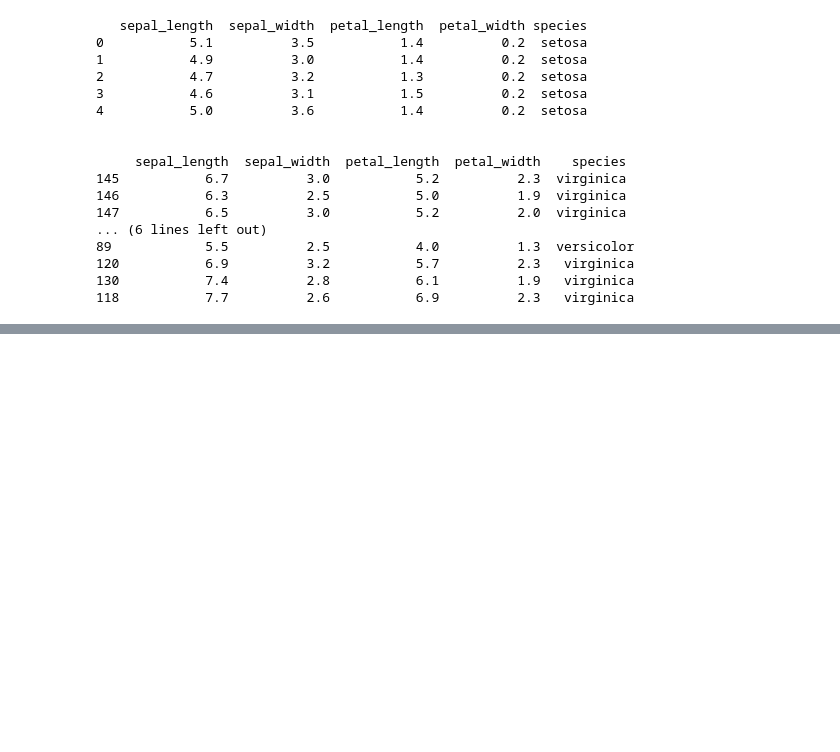
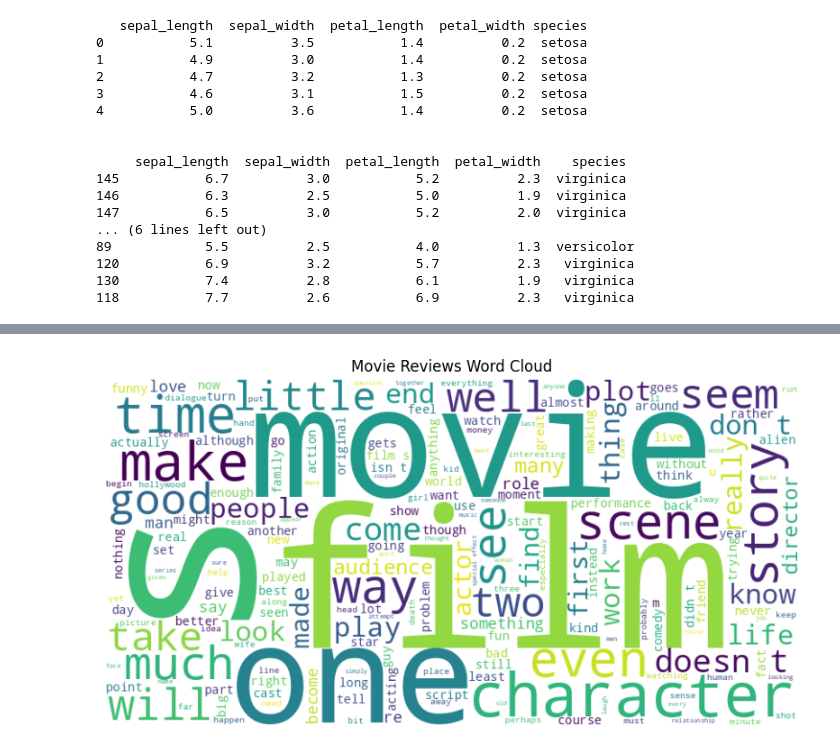
Before and after one commit to jxhangithub/master-machine-learning-engineer, a Jupyter notebook: data/DataExplore.ipynb, the cells around one changed output, grey strips where cells are left out. Saved outputs shown, nothing was run; the diff lists cells and outputs as text; code cells hidden in the pictures; blank space fills up the shorter version.

```diff
--- a/data/DataExplore.ipynb
+++ b/data/DataExplore.ipynb
@@ -192,3 +192,34 @@ print(data.sample(5)) #Random 5 rows
 120           6.9          3.2           5.7          2.3   virginica
 130           7.4          2.8           6.1          1.9   virginica
 118           7.7          2.6           6.9          2.3   virginica
+# %%
+import pandas as pd
+from wordcloud import WordCloud
+import matplotlib.pyplot as plt
+import nltk
+
+# Download the movie reviews dataset
+nltk.download('movie_reviews')
+from nltk.corpus import movie_reviews
+
+# Create DataFrame from NLTK movie reviews
+reviews = []
+for fileid in movie_reviews.fileids():
+    review = ' '.join(movie_reviews.words(fileid))
+    reviews.append(review)
+
+df = pd.DataFrame({'review': reviews})
+
+# Combine all reviews into a single string
+text = ' '.join(df['review'].astype(str).tolist())
+
+# Create a WordCloud object
+wordcloud = WordCloud(width=800, height=400, background_color='white').generate(text)
+
+# Display the generated image:
+plt.figure(figsize=(10, 5))
+plt.imshow(wordcloud, interpolation='bilinear')
+plt.axis("off")
+plt.title("Movie Reviews Word Cloud")
+plt.show()
+# %% [output]
@@ -194,0 +228 @@ print(data.sample(5)) #Random 5 rows
+[figure, added]
```
Also changed, not shown: parts of 1 cell of this notebook.
